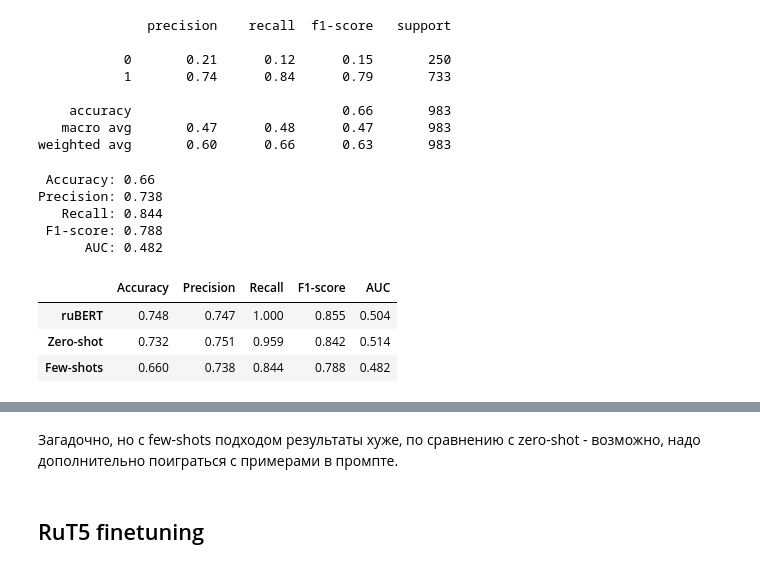
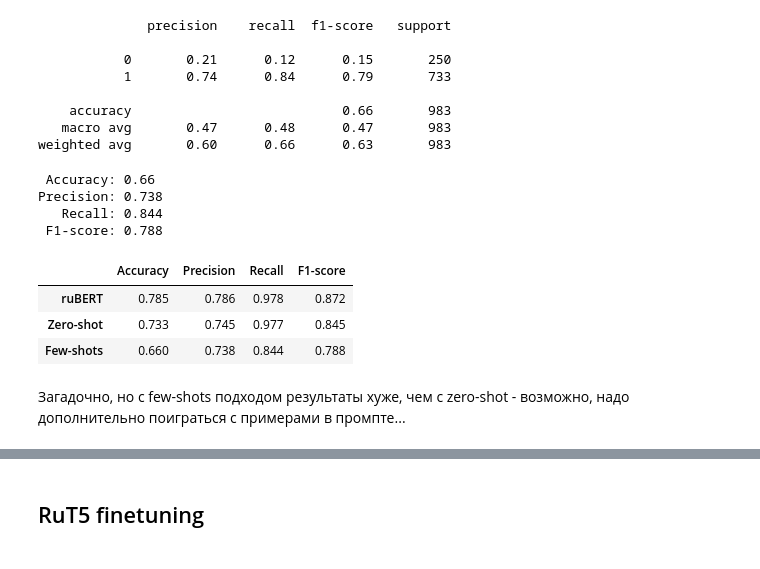
Before and after one commit to DzenGarden/Otus-ML, a Jupyter notebook: otus-nlp/hw-03-BERT.Models/bert-models.ipynb, the cells around one changed output, grey strips where cells are left out. Drawn from its saved outputs; the diff is of its cells as text; code cells hidden in the pictures.

```diff
--- a/otus-nlp/hw-03-BERT.Models/bert-models.ipynb
+++ b/otus-nlp/hw-03-BERT.Models/bert-models.ipynb
@@ -246,7 +246,7 @@ best_eval_loss = float('inf')
 # empty list to store loss for each epoch
 losses = []
 
-for epoch in trange(1):  ## !!! Debugging - Do not forget revert back to 5!
+for epoch in trange(5):
     pbar = tqdm(train_dataloader)
     model.train()
     for i, batch in enumerate(pbar):
@@ -280,19 +284,17 @@ Epoch: 1 Train Loss: 0.5661448127031327 Eval Loss: 0.5320105203162364 Accuracy 0
 # %%
 def quality(true_y, prediction_y, ndig=3):
     """
-    Evaluates and returns the following metrics: Accuracy, Precision, Recall, F1-score, AUC
+    Evaluates and returns the following metrics: Accuracy, Precision, Recall, F1-score
     """
     accuracy = round(accuracy_score(true_y, prediction_y), ndig)
     precision = round(precision_score(true_y, prediction_y), ndig)
     recall = round(recall_score(true_y, prediction_y), ndig)
     f1 = round(f1_score(true_y, prediction_y), ndig)
-    auc = round(roc_auc_score(true_y, prediction_y), ndig)
     print(f" Accuracy: {accuracy}")
     print(f"Precision: {precision}")
     print(f"   Recall: {recall}")
     print(f" F1-score: {f1}")
-    print(f"      AUC: {auc}")
-    return [accuracy, precision, recall, f1, auc]
+    return [accuracy, precision, recall, f1]
 # %%
 results = {}
 # %%
@@ -582,12 +582,13 @@ results['Few-shots'] = quality(eval_targets, fewshot_preds)
 Precision: 0.738
    Recall: 0.844
  F1-score: 0.788
-      AUC: 0.482
 # %%
-pd.DataFrame(results, index = ['Accuracy', 'Precision', 'Recall', 'F1-score', 'AUC']).T
+pd.DataFrame(results, index = ['Accuracy', 'Precision', 'Recall', 'F1-score']).T
 # %% [output]
-|  | Accuracy | Precision | Recall | F1-score | AUC |
-| ruBERT | 0.748 | 0.747 | 1.000 | 0.855 | 0.504 |
-| Zero-shot | 0.732 | 0.751 | 0.959 | 0.842 | 0.514 |
-| Few-shots | 0.660 | 0.738 | 0.844 | 0.788 | 0.482 |
+|  | Accuracy | Precision | Recall | F1-score |
+| ruBERT | 0.785 | 0.786 | 0.978 | 0.872 |
+| Zero-shot | 0.733 | 0.745 | 0.977 | 0.845 |
+| Few-shots | 0.660 | 0.738 | 0.844 | 0.788 |
+# %% [markdown]
+Загадочно, но с few-shots подходом результаты хуже, чем с zero-shot - возможно, надо дополнительно поиграться с примерами в промпте...
 # %%
@@ -610,8 +611,6 @@ GPT2LMHeadModel(
   )
   (lm_head): Linear(in_features=1536, out_features=50257, bias=False)
 )
-# %% [markdown]
-Загадочно, но с few-shots подходом результаты хуже, по сравнению с zero-shot - возможно, надо дополнительно поиграться с примерами в промпте.
 # %% [markdown]
 ## RuT5 finetuning
 # %% [markdown]
```
Also changed, not shown: parts of 26 cells of this notebook.
